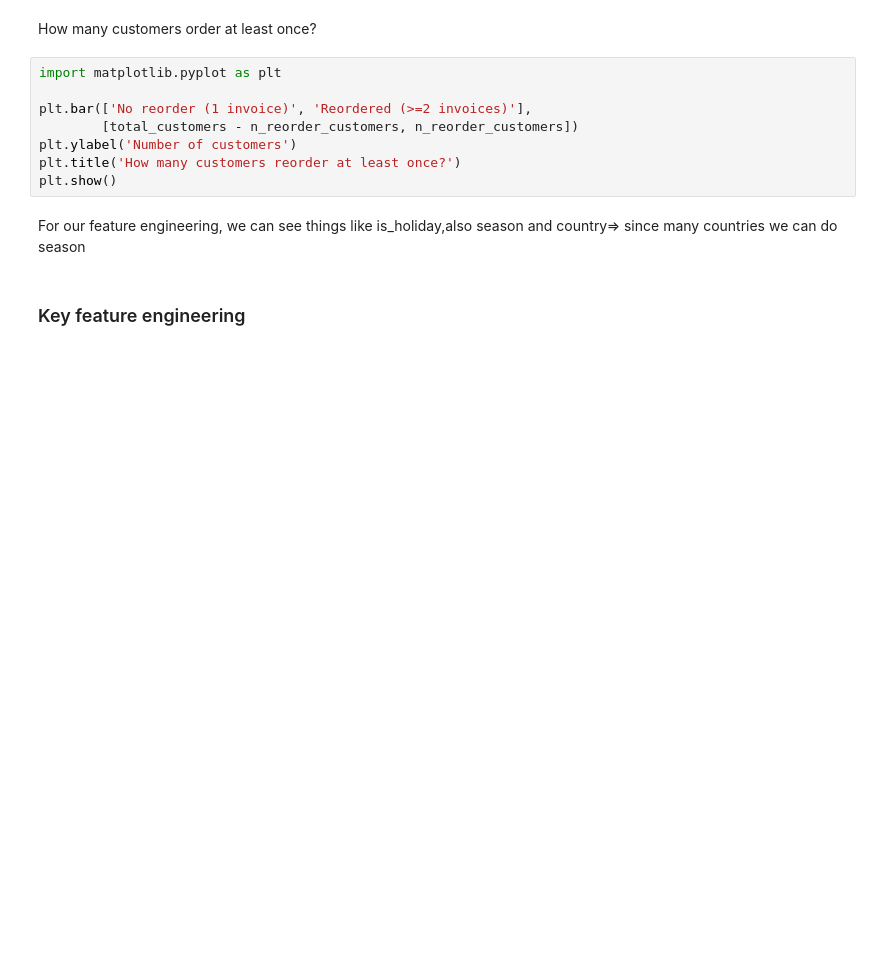
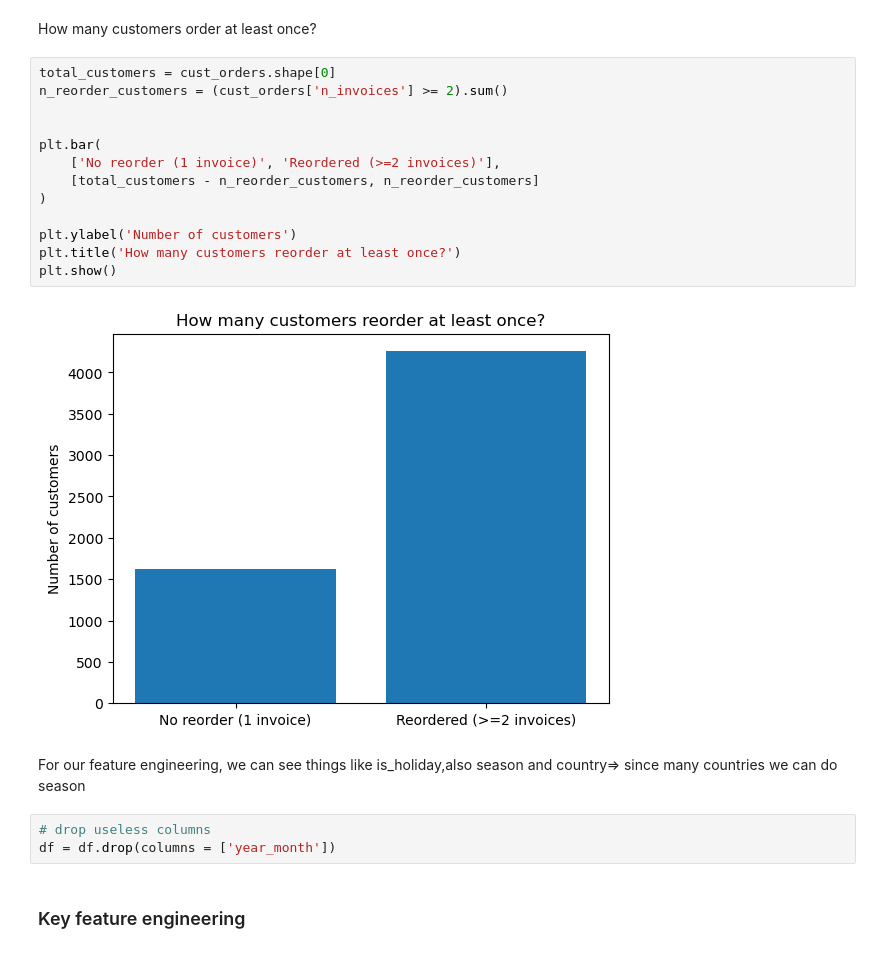
Before and after one commit to erminaashraf/wholesale-reorder-prediction, a Jupyter notebook: reorder_prediction.ipynb, the cells around one changed output. Cells and saved outputs as stored; diff of their text form; blank space fills up the shorter version.

```diff
--- a/reorder_prediction.ipynb
+++ b/reorder_prediction.ipynb
@@ -76,15 +192,25 @@ plt.show()
 # %% [markdown]
 How many customers order at least once?
 # %%
-import matplotlib.pyplot as plt
+total_customers = cust_orders.shape[0]
+n_reorder_customers = (cust_orders['n_invoices'] >= 2).sum()
 
-plt.bar(['No reorder (1 invoice)', 'Reordered (>=2 invoices)'],
-        [total_customers - n_reorder_customers, n_reorder_customers])
+
+plt.bar(
+    ['No reorder (1 invoice)', 'Reordered (>=2 invoices)'],
+    [total_customers - n_reorder_customers, n_reorder_customers]
+)
+
 plt.ylabel('Number of customers')
 plt.title('How many customers reorder at least once?')
 plt.show()
+# %% [output]
+[figure, added]
 # %% [markdown]
 For our feature engineering, we can see things like is_holiday,also season and country=> since many countries we can do season
+# %%
+# drop useless columns
+df = df.drop(columns = ['year_month'])
 # %% [markdown]
 ### Key feature engineering
 # %%
```
Also changed, not shown: parts of 47 cells of this notebook.
